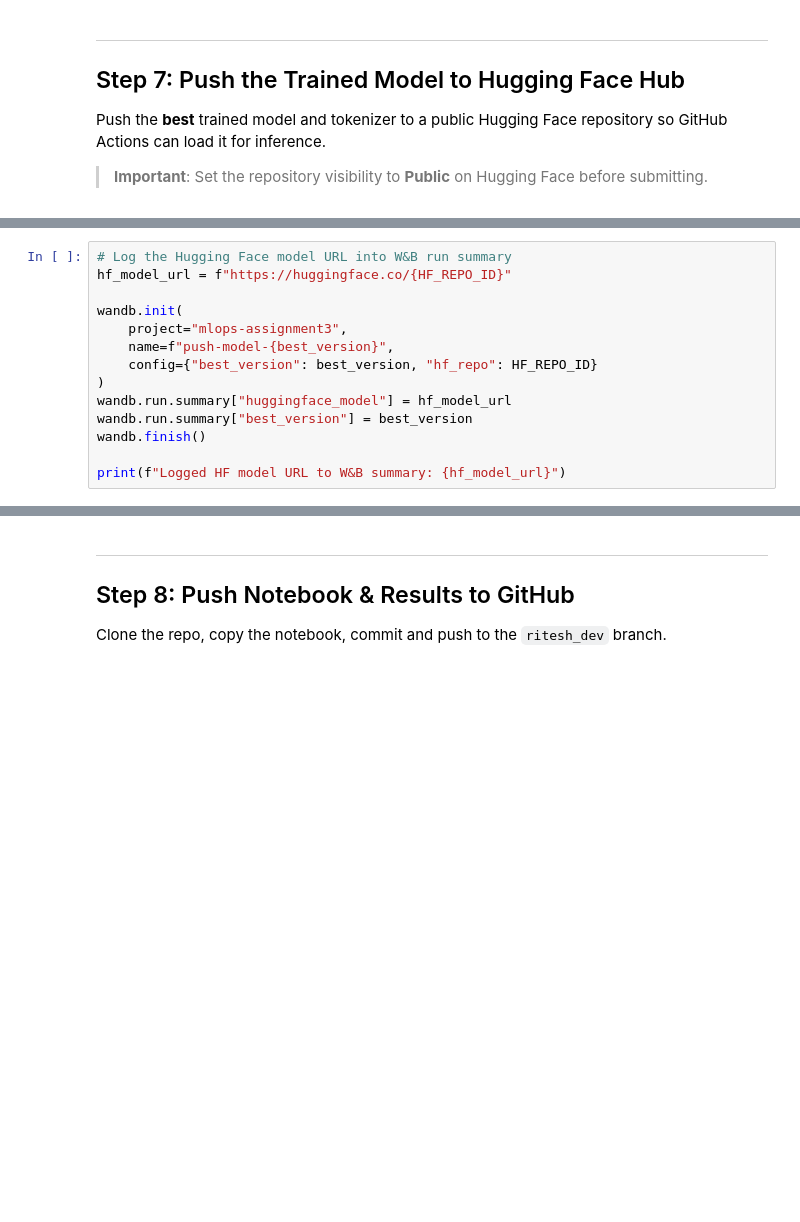
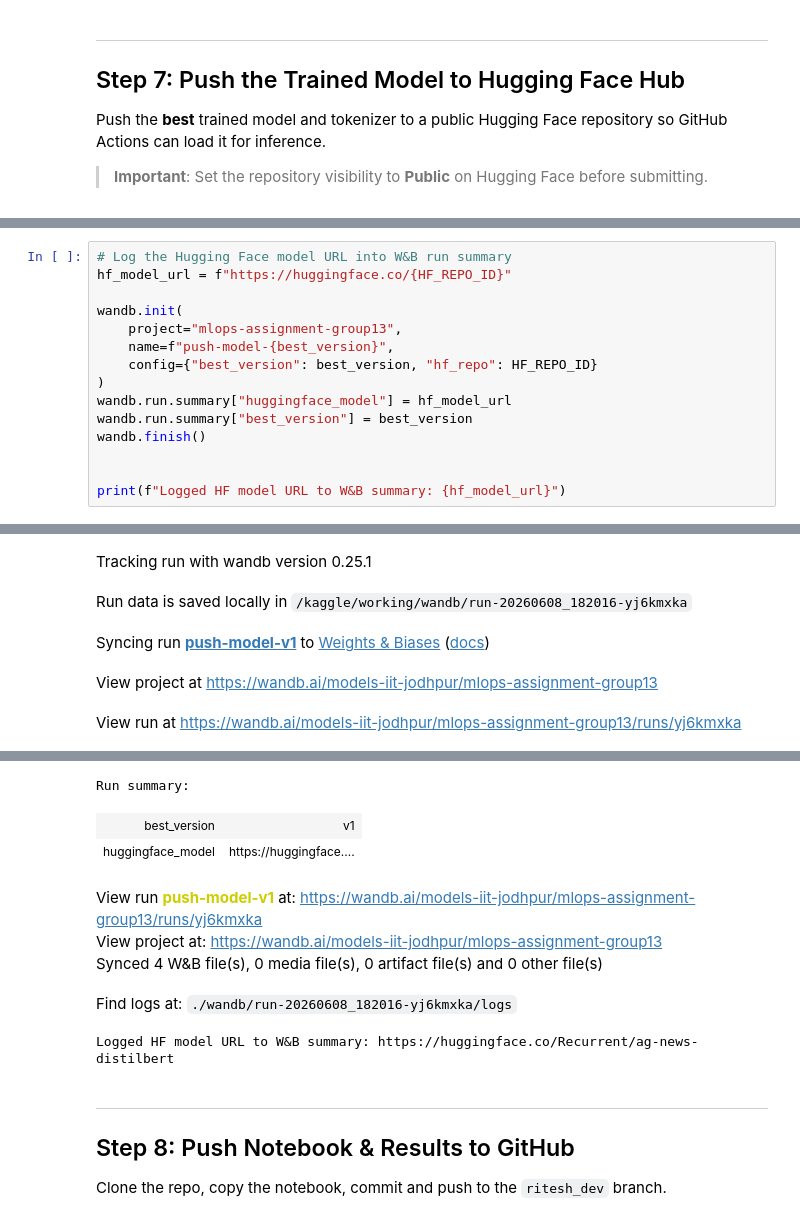
Before and after one commit to riteshmaury-iitj/group13-assignment-mlops, a Jupyter notebook: train_model.ipynb, the cells around one changed output, grey strips where cells are left out. Cells and saved outputs as stored; diff of their text form; blank space fills up the shorter version.

Commit message:
Update train_model file and Inferencing

```diff
--- a/train_model.ipynb
+++ b/train_model.ipynb
@@ -313,7 +523,7 @@ print(f"Model and tokenizer pushed to: https://huggingface.co/{HF_REPO_ID}")
 hf_model_url = f"https://huggingface.co/{HF_REPO_ID}"
 
 wandb.init(
-    project="mlops-assignment3",
+    project="mlops-assignment-group13",
     name=f"push-model-{best_version}",
     config={"best_version": best_version, "hf_repo": HF_REPO_ID}
 )
@@ -321,4 +531,6 @@ wandb.run.summary["huggingface_model"] = hf_model_url
 wandb.run.summary["best_version"] = best_version
 wandb.finish()
 
+
 print(f"Logged HF model URL to W&B summary: {hf_model_url}")
+# %% [output]
@@ -324,0 +538,5 @@ print(f"Logged HF model URL to W&B summary: {hf_model_url}")
+Tracking run with wandb version 0.25.1
+Run data is saved locally in /kaggle/working/wandb/run-20260608_182016-yj6kmxka
+Syncing run push-model-v1 to Weights & Biases (docs)
+View project at https://wandb.ai/models-iit-jodhpur/mlops-assignment-group13
+View run at https://wandb.ai/models-iit-jodhpur/mlops-assignment-group13/runs/yj6kmxka
@@ -325,3 +544,11 @@ print(f"Logged HF model URL to W&B summary: {hf_model_url}")
+Run summary:
+| best_version | v1 |
+| huggingface_model | https://huggingface.... |
+View run push-model-v1 at: https://wandb.ai/models-iit-jodhpur/mlops-assignment-group13/runs/yj6kmxka
+View project at: https://wandb.ai/models-iit-jodhpur/mlops-assignment-group13
+Synced 4 W&B file(s), 0 media file(s), 0 artifact file(s) and 0 other file(s)
+Find logs at: ./wandb/run-20260608_182016-yj6kmxka/logs
+Logged HF model URL to W&B summary: https://huggingface.co/Recurrent/ag-news-distilbert
 # %% [markdown]
 ---
 ## Step 8: Push Notebook & Results to GitHub
```
Also changed, not shown: parts of 16 cells of this notebook, 1 other file.
